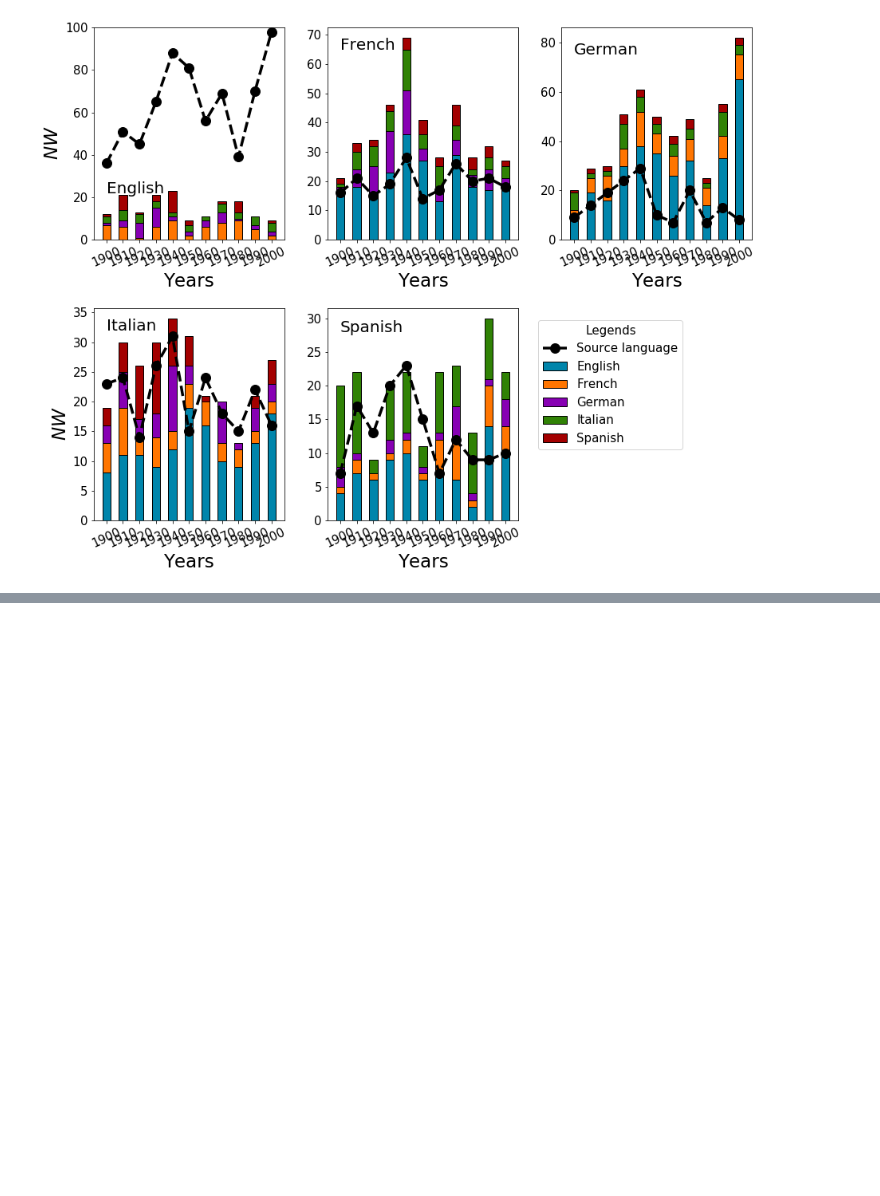
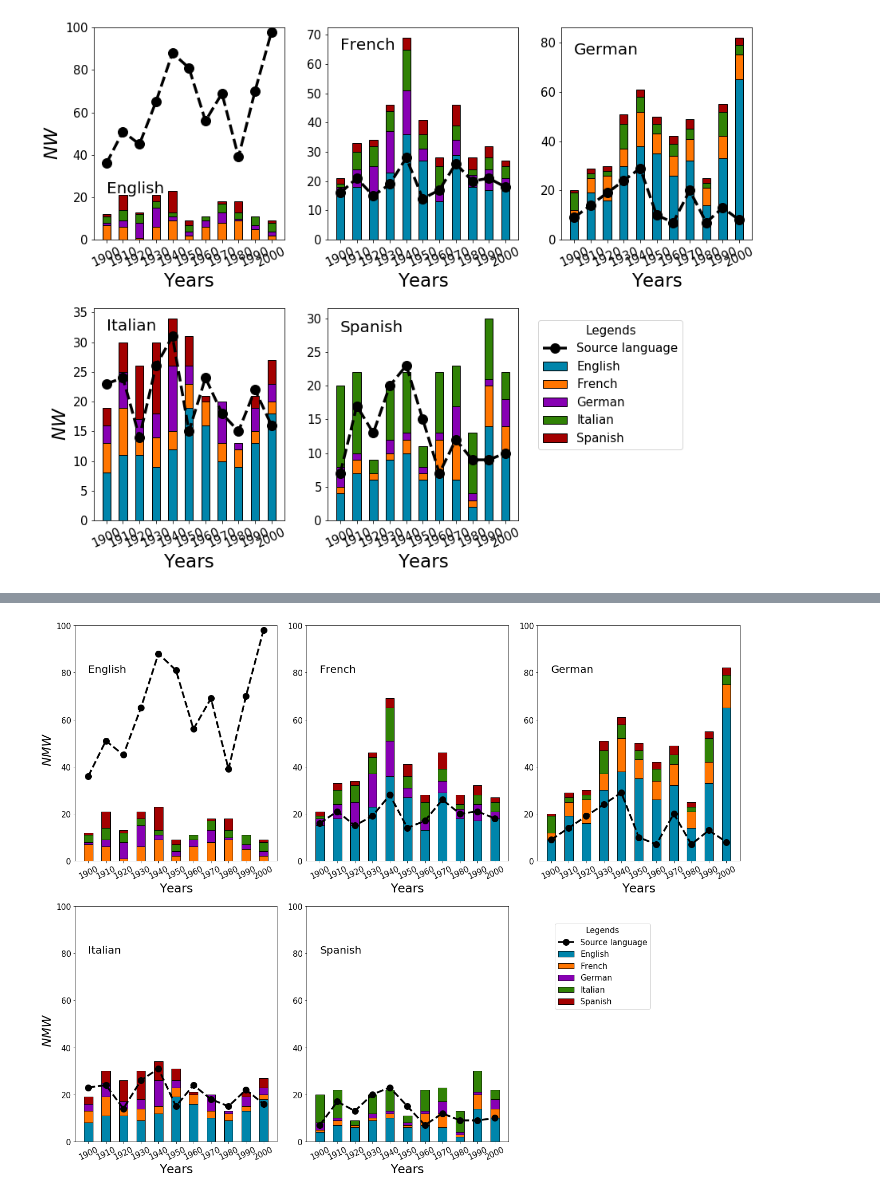
Before and after one commit to JosuelyM/articulo_idiomas, a Jupyter notebook: Datos_art/New_Words/New_words.ipynb, the cells around one changed output, grey strips where cells are left out. Saved outputs shown, nothing was run; the diff lists cells and outputs as text; code cells hidden in the pictures; blank space fills up the shorter version.

```diff
--- a/Datos_art/New_Words/New_words.ipynb
+++ b/Datos_art/New_Words/New_words.ipynb
@@ -320,0 +325,88 @@ plt.tight_layout()
+# %%
+fig = plt.figure(figsize = [19,15])
+
+# ax1_up.spines['bottom'].set_visible(False)
+# ax1_dn.spines['top'].set_visible(False)
+# ax1_up.xaxis.tick_top()
+# ax1_up.tick_params(labeltop=False) # don't put tick labels at the top
+# ax1_dn.xaxis.tick_bottom()
+subplot(2,3,1)
+bar(Ybar, (-1)*DBO_b[0], color = C1_EN, edgecolor='black')[0]
+bar(Ybar, DBR_a[0], bar_width1, color = C1_FR,  edgecolor='black')
+bar(Ybar, DBR_a[1], bar_width1, color = C1_GE,  bottom=DBR_a[0], edgecolor='black')
+bar(Ybar, DBR_a[2], bar_width1, color = C1_IT,  bottom=DBR_a[0]+DBR_a[1], edgecolor='black')
+bar(Ybar, DBR_a[3], bar_width1, color = C1_SP,  bottom=DBR_a[0]+DBR_a[1]+DBR_a[2], edgecolor='black')
+plot(Ybar, array(PUO_a[2]), color = 'black', marker='o', linestyle='--', linewidth=3.5, markersize=12)
+ylim(0,100)
+text(1900, 80, r'English',fontsize=20)
+xticks(arange(1900, 2010, 10), rotation=25 )
+#xaxis.set_tick_params(rotation=25)
+ylabel(r' $NMW$     ', rotation=90, fontsize = 23, fontweight = "bold")
+xlabel(r'Years', fontsize=23)
+
+subplot(2,3,2)
+bar(Ybar, DBR_b[0], bar_width1, color = C1_EN,  edgecolor='black')
+bar(Ybar, DBR_b[1], bar_width1, color = C1_GE,  bottom=DBR_b[0], edgecolor='black')
+bar(Ybar, DBR_b[2], bar_width1, color = C1_IT,  bottom=DBR_b[0]+DBR_b[1], edgecolor='black')
+bar(Ybar, DBR_b[3], bar_width1, color = C1_SP,  bottom=DBR_b[0]+DBR_b[1]+DBR_b[2], edgecolor='black')
+plot(Ybar, PUO_b[2], color = 'black', marker='o', linestyle='--', linewidth=3.5, markersize=12)
+text(1900, 80, r'French',fontsize=20)
+ylim(0,100)
+xticks(arange(1900, 2010, 10), rotation=25)
+#xaxis.set_tick_params(rotation=25)
+xlabel(r'Years', fontsize=23)
+
+subplot(2,3,3)
+bar(Ybar, DBR_c[0], bar_width1, color = C1_EN,  edgecolor='black')
+bar(Ybar, DBR_c[1], bar_width1, color = C1_FR,  bottom=DBR_c[0], edgecolor='black')
+bar(Ybar, DBR_c[2], bar_width1, color = C1_IT,  bottom=DBR_c[0]+DBR_c[1], edgecolor='black')
+bar(Ybar, DBR_c[3], bar_width1, color = C1_SP,  bottom=DBR_c[0]+DBR_c[1]+DBR_c[2], edgecolor='black')
+plot(Ybar, PUO_c[2], color = 'black', marker='o', linestyle='--', linewidth=3.5, markersize=12)
+text(1900, 80, r'German',fontsize=20)
+ylim(0,100)
+xticks(arange(1900, 2010, 10), rotation=25 )
+#xaxis.set_tick_params(rotation=25)
+xlabel(r'Years', fontsize=23)
+
+subplot(2,3,4)
+bar(Ybar, DBR_d[0], bar_width1, color = C1_EN,  edgecolor='black')
+bar(Ybar, DBR_d[1], bar_width1, color = C1_FR,  bottom=DBR_d[0], edgecolor='black')
+bar(Ybar, DBR_d[2], bar_width1, color = C1_GE,  bottom=DBR_d[0]+DBR_d[1], edgecolor='black')
+bar(Ybar, DBR_d[3], bar_width1, color = C1_SP,  bottom=DBR_d[0]+DBR_d[1]+DBR_d[2], edgecolor='black')[0]
+plot(Ybar, PUO_d[2], color = 'black', marker='o', linestyle='--', linewidth=3.5, markersize=12)
+text(1900, 80, r'Italian',fontsize=20)
+ylim(0,100)
+xticks(arange(1900, 2010, 10),rotation =25 )
+#xaxis.set_tick_params(rotation=25)
+ylabel(r' $NMW$     ', rotation=90, fontsize = 23, fontweight = "bold")
+xlabel(r'Years', fontsize=23)
+
+subplot(2,3,5)
+bar(Ybar, DBR_e[0], bar_width1, color = C1_EN,  edgecolor='black')
+bar(Ybar, DBR_e[1], bar_width1, color = C1_FR,  bottom=DBR_e[0], edgecolor='black')
+bar(Ybar, DBR_e[2], bar_width1, color = C1_GE,  bottom=DBR_e[0]+DBR_e[1], edgecolor='black')
+bar(Ybar, DBR_e[3], bar_width1, color = C1_IT,  bottom=DBR_e[0]+DBR_e[1]+DBR_e[2], edgecolor='black')
+plot(Ybar, PUO_e[2], color = 'black', marker='o', linestyle='--', linewidth=3.5, markersize=12)
+text(1900, 80, r'Spanish',fontsize=20)
+ylim(0,100)
+xticks(arange(1900, 2010, 10), rotation=25 )
+#xaxis.set_tick_params(rotation=25)
+xlabel(r'Years', fontsize=23)
+
+subplot(2,3,6)
+axis('off')
+color_labels = ['Source language', 'English', 'French', 'German', 'Italian', 'Spanish']
+fig.legend([CEN, CFR, CGE, CIT, CSP, CIO],     # The line objects
+           labels = color_labels,      # The labels for each line
+           #loc='best',
+           bbox_to_anchor =(0.75, 0.35, 0.1, 0.1),       # Position of legend
+           borderaxespad = 0.1,     # Small spacing around legend box
+           title="Legends"      # Title for the legend
+           )
+
+
+
+plt.tight_layout()
+fig.savefig('NW_A_ejes.png', bbox_inches = 'tight')
+# %% [output]
+[figure, added]
```
Also changed, not shown: parts of 1 cell of this notebook, 4 other files.
